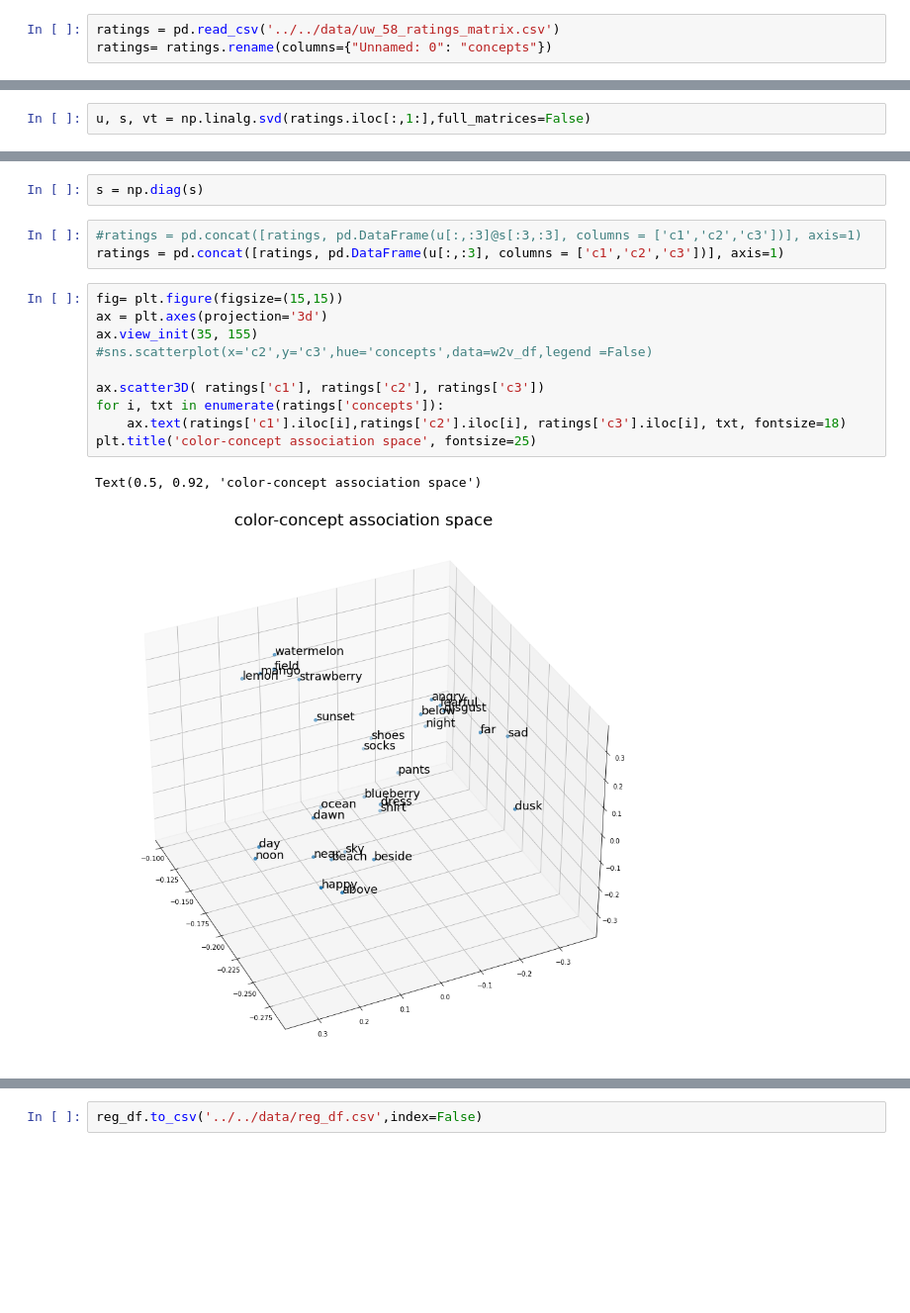
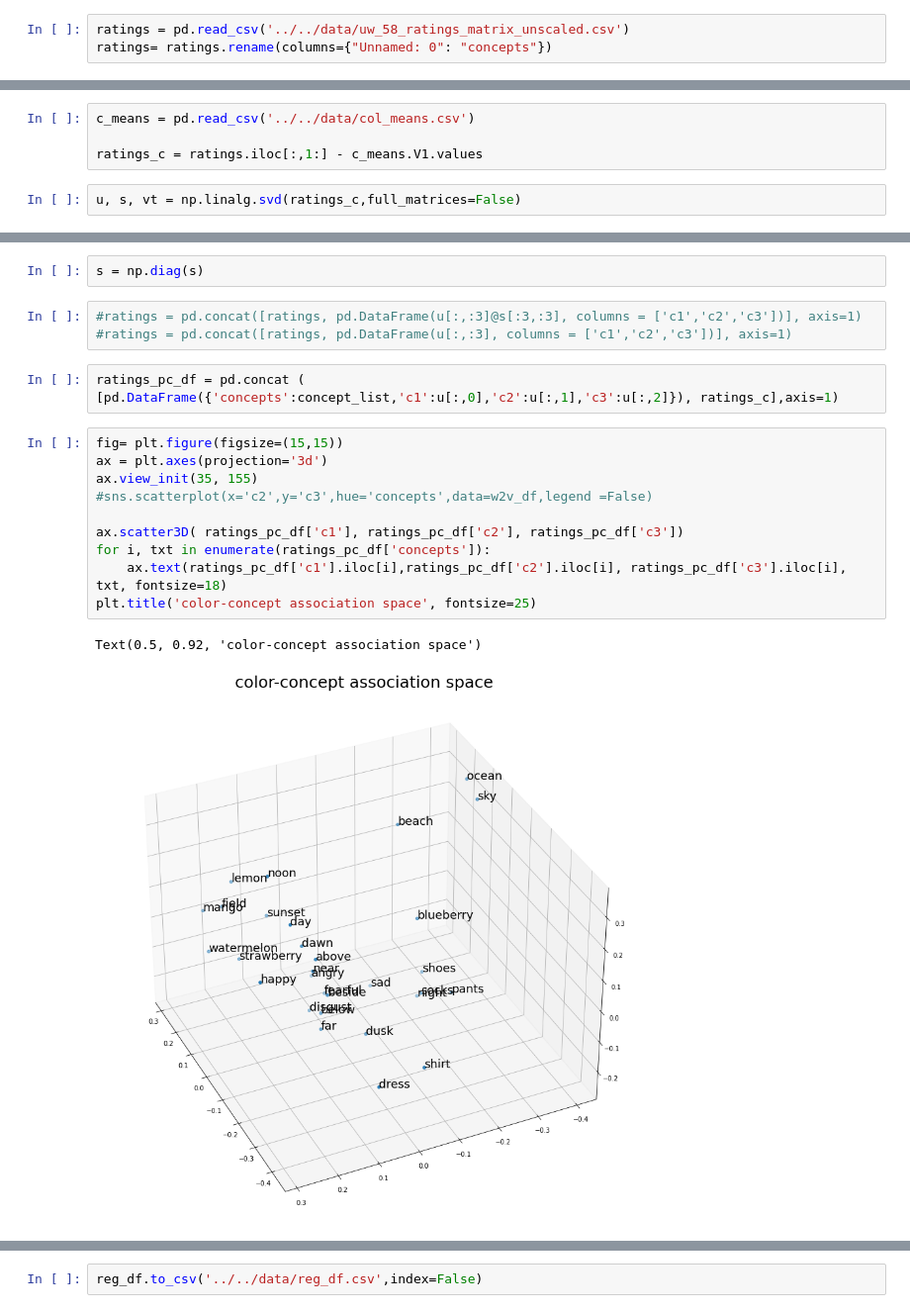
Before and after one commit to SchlossVRL/semantic_spaces, a Jupyter notebook: analysis/python/semantic_alignment.ipynb, the cells around one changed output, grey strips where cells are left out. Shown at 99% size. Cells and saved outputs as stored; diff of their text form; blank space fills up the shorter version.

```diff
--- a/analysis/python/semantic_alignment.ipynb
+++ b/analysis/python/semantic_alignment.ipynb
@@ -14,7 +15,7 @@ from gensim.models.fasttext import load_facebook_model
 import warnings
 warnings.filterwarnings('ignore')
 # %%
-ratings = pd.read_csv('../../data/uw_58_ratings_matrix.csv')
+ratings = pd.read_csv('../../data/uw_58_ratings_matrix_unscaled.csv')
 ratings= ratings.rename(columns={"Unnamed: 0": "concepts"})
 # %%
 ##what word embedding models are available?
@@ -79,5 +103,9 @@ w2v_df = pd.concat([pd.DataFrame(concept_list.reshape(30,1), columns = {'concept
+# %%
+c_means = pd.read_csv('../../data/col_means.csv')
+
+ratings_c = ratings.iloc[:,1:] - c_means.V1.values
 # %%
-u, s, vt = np.linalg.svd(ratings.iloc[:,1:],full_matrices=False)
+u, s, vt = np.linalg.svd(ratings_c,full_matrices=False)
 # %%
 plt.bar(np.arange(len(s)),s)
 # %% [output]
@@ -87,17 +115,19 @@ plt.bar(np.arange(len(s)),s)
 s = np.diag(s)
 # %%
 #ratings = pd.concat([ratings, pd.DataFrame(u[:,:3]@s[:3,:3], columns = ['c1','c2','c3'])], axis=1)
-ratings = pd.concat([ratings, pd.DataFrame(u[:,:3], columns = ['c1','c2','c3'])], axis=1)
+#ratings = pd.concat([ratings, pd.DataFrame(u[:,:3], columns = ['c1','c2','c3'])], axis=1)
+# %%
+ratings_pc_df = pd.concat ( [pd.DataFrame({'concepts':concept_list,'c1':u[:,0],'c2':u[:,1],'c3':u[:,2]}), ratings_c],axis=1)
 # %%
 fig= plt.figure(figsize=(15,15))
 ax = plt.axes(projection='3d')
 ax.view_init(35, 155)
 #sns.scatterplot(x='c2',y='c3',hue='concepts',data=w2v_df,legend =False)
 
-ax.scatter3D( ratings['c1'], ratings['c2'], ratings['c3'])
-for i, txt in enumerate(ratings['concepts']):
-    ax.text(ratings['c1'].iloc[i],ratings['c2'].iloc[i], ratings['c3'].iloc[i], txt, fontsize=18)
+ax.scatter3D( ratings_pc_df['c1'], ratings_pc_df['c2'], ratings_pc_df['c3'])
+for i, txt in enumerate(ratings_pc_df['concepts']):
+    ax.text(ratings_pc_df['c1'].iloc[i],ratings_pc_df['c2'].iloc[i], ratings_pc_df['c3'].iloc[i], txt, fontsize=18)
 plt.title('color-concept association space', fontsize=25)
 # %% [output]
 Text(0.5, 0.92, 'color-concept association space')
-[figure, old version]
+[figure, new version]
```
Also changed, not shown: parts of 38 cells of this notebook, 10 other files.
